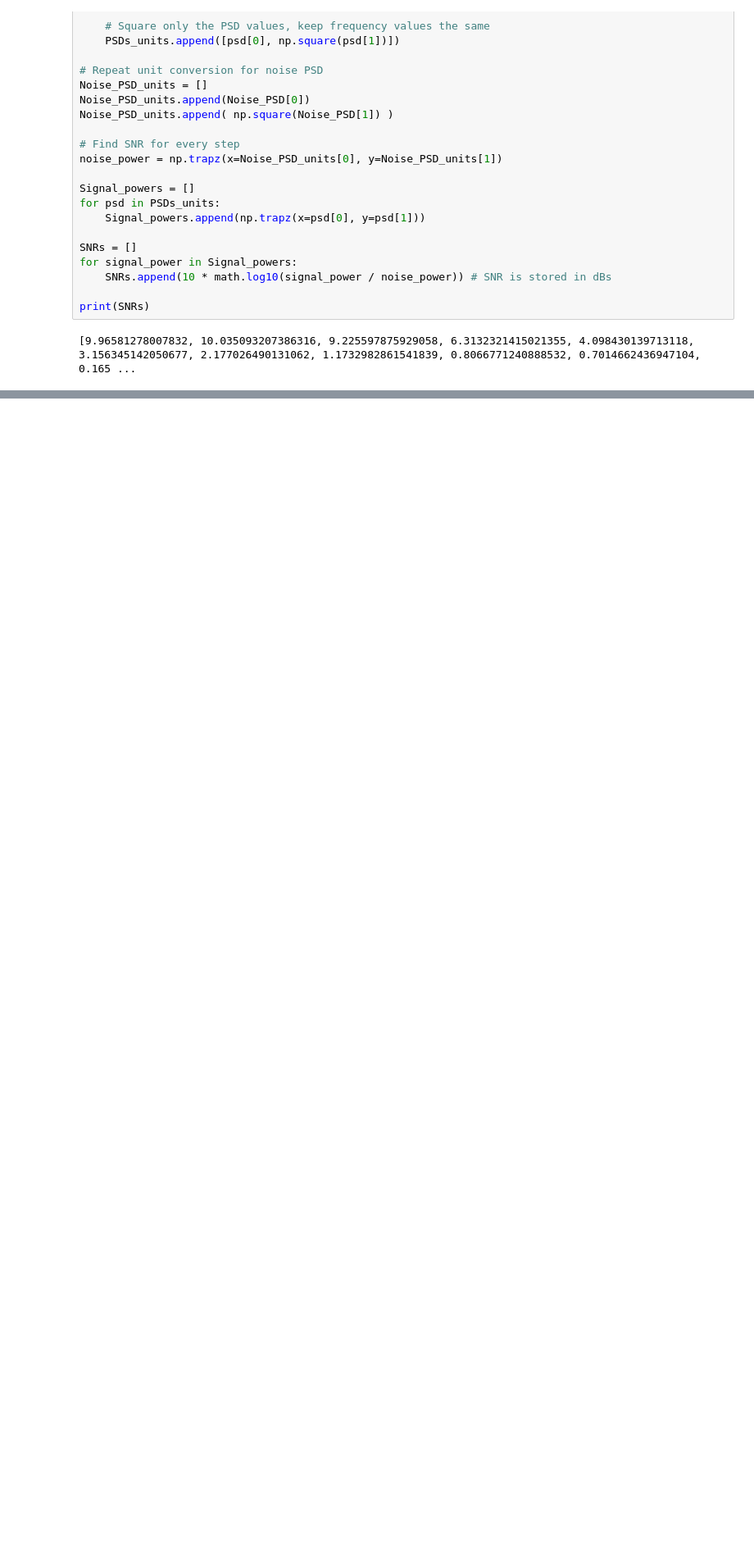
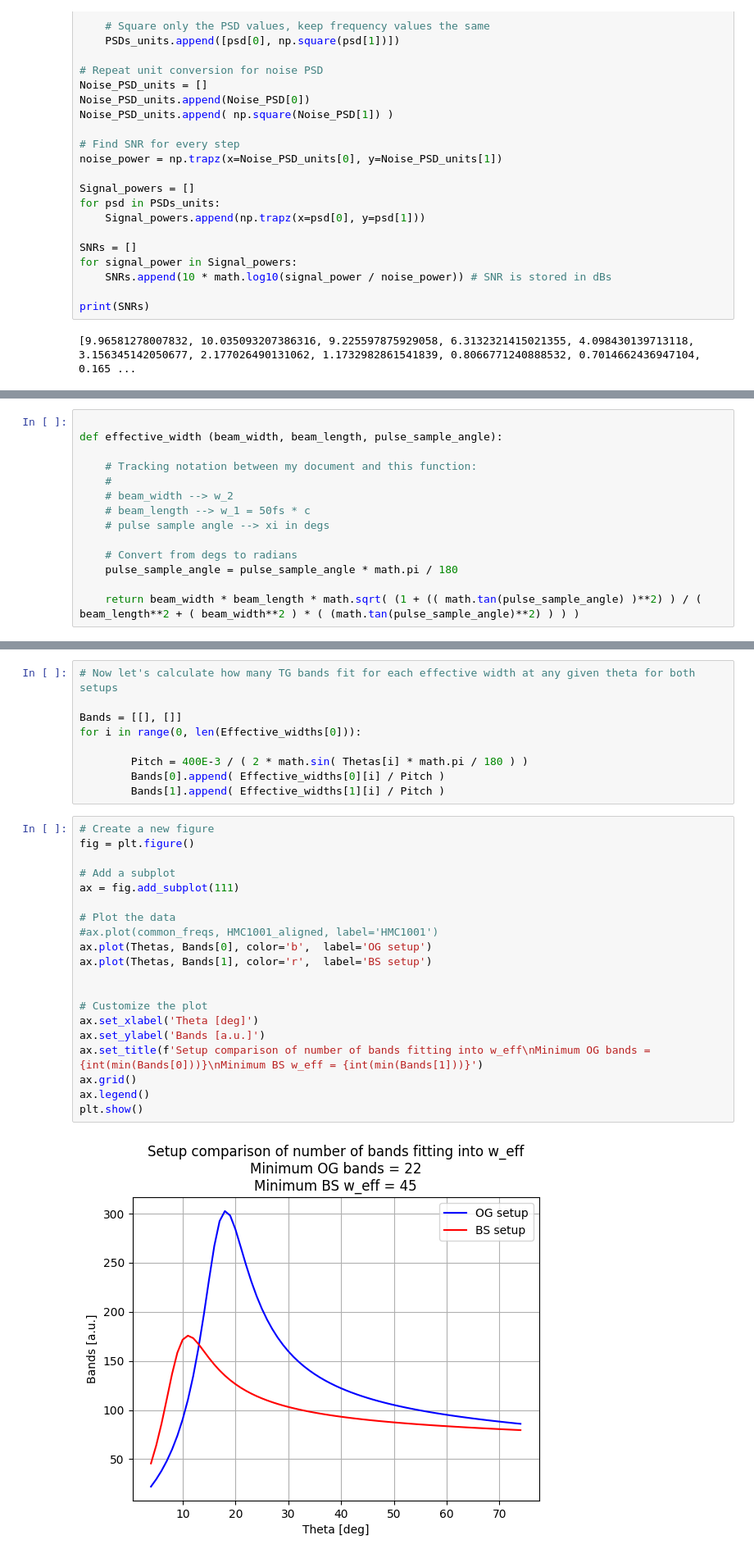
Before and after one commit to Guilldeas/General_Purpose_Analysis, a Jupyter notebook: Back_of_the_envelope.ipynb, the cells around one changed output, grey strips where cells are left out. Shown: that part at 82% size. Cells and saved outputs as stored; diff of their text form; blank space fills up the shorter version.

```diff
--- a/Back_of_the_envelope.ipynb
+++ b/Back_of_the_envelope.ipynb
@@ -1038,0 +1029,14 @@ plt.show()
+# %%
+
+def effective_width (beam_width, beam_length, pulse_sample_angle):
+
+    # Tracking notation between my document and this function:
+    #
+    # beam_width --> w_2
+    # beam_length --> w_1 = 50fs * c
+    # pulse sample angle --> xi in degs
+
+    # Convert from degs to radians
+    pulse_sample_angle = pulse_sample_angle * math.pi / 180
+
+    return beam_width * beam_length * math.sqrt( (1 + (( math.tan(pulse_sample_angle) )**2) ) / ( beam_length**2 + ( beam_width**2 ) * ( (math.tan(pulse_sample_angle)**2) ) ) )
@@ -1038,0 +1089,31 @@ plt.show()
+# %%
+# Now let's calculate how many TG bands fit for each effective width at any given theta for both setups
+
+Bands = [[], []]
+for i in range(0, len(Effective_widths[0])):
+
+        Pitch = 400E-3 / ( 2 * math.sin( Thetas[i] * math.pi / 180 ) )
+        Bands[0].append( Effective_widths[0][i] / Pitch )
+        Bands[1].append( Effective_widths[1][i] / Pitch )
+# %%
+# Create a new figure
+fig = plt.figure()
+
+# Add a subplot
+ax = fig.add_subplot(111)
+
+# Plot the data
+#ax.plot(common_freqs, HMC1001_aligned, label='HMC1001')
+ax.plot(Thetas, Bands[0], color='b',  label='OG setup')
+ax.plot(Thetas, Bands[1], color='r',  label='BS setup')
+
+
+# Customize the plot
+ax.set_xlabel('Theta [deg]')
+ax.set_ylabel('Bands [a.u.]')
+ax.set_title(f'Setup comparison of number of bands fitting into w_eff\nMinimum OG bands = {int(min(Bands[0]))}\nMinimum BS w_eff = {int(min(Bands[1]))}')
+ax.grid()
+ax.legend()
+plt.show()
+# %% [output]
+[figure, added]
```
Also changed, not shown: parts of 7 cells of this notebook.
